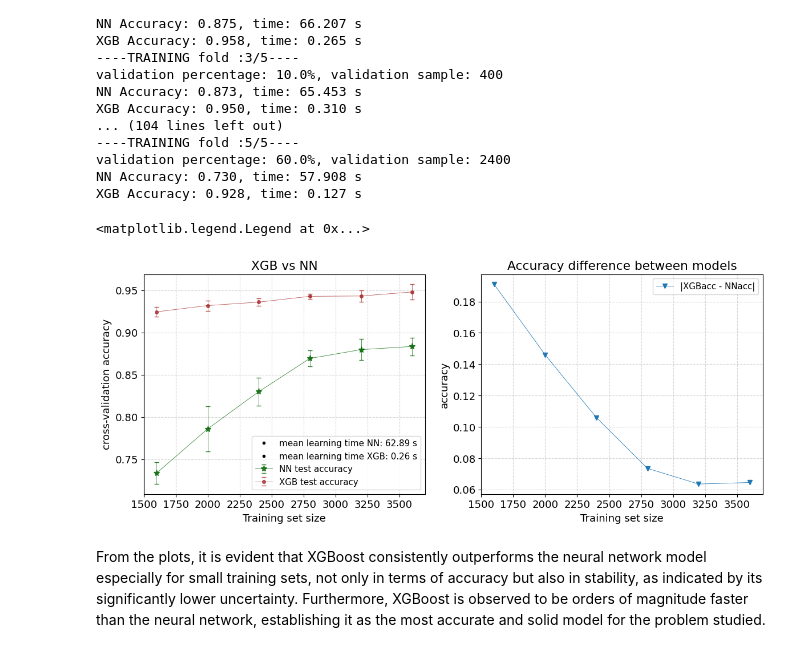
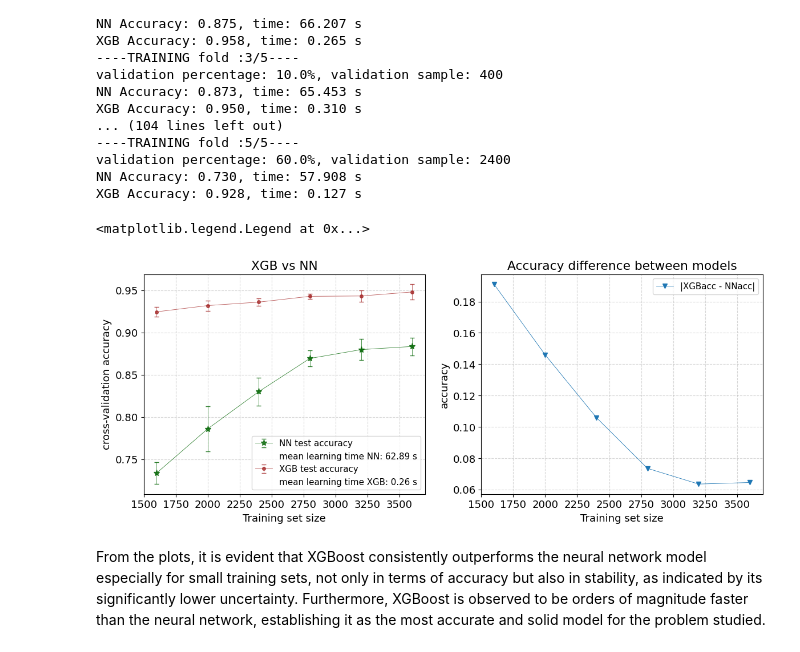
Before and after one commit to GiacomoLongaroni/LCP_mod_B, a Jupyter notebook: Ex3/xgb_class_24.ipynb, the cells around one changed output. Saved outputs shown, nothing was run; the diff lists cells and outputs as text; code cells hidden in the pictures.

```diff
--- a/Ex3/xgb_class_24.ipynb
+++ b/Ex3/xgb_class_24.ipynb
@@ -345,28 +345,28 @@ XGB Accuracy: 0.928, time: 0.127 s
 # %%
 tmean = np.mean(t,axis=0)
 N_train = [3600, 3200, 2800, 2400, 2000, 1600]
 
 NN_time_label = f'mean learning time NN: {tmean[0]:.2f} s'
 XGB_time_label = f'mean learning time XGB: {tmean[1]:.2f} s'
 fig, ax = plt.subplots(1,2, figsize=(14,5))
 ax[0].errorbar(N_train, np.array(acc)[:, 0], np.array(std)[:, 0], label = 'NN test accuracy', marker = '*', linewidth = 0.6, color = 'darkgreen', markersize = 8, capsize = 3, alpha = 0.8)
-ax[0].plot([], [], ' ', label=NN_time_label, marker = '.', color = 'black')
+ax[0].errorbar([], [], ' ', label=NN_time_label, marker = '.', color = 'black', alpha = 0)
 ax[0].errorbar(N_train, np.array(acc)[:, 1], np.array(std)[:, 1], label = 'XGB test accuracy', marker = 'o',  linewidth = 0.6, color = 'brown', markersize = 4, capsize = 3, alpha = 0.8)
-ax[0].plot([], [], ' ', label=XGB_time_label,marker = '.', color = 'black')
+ax[0].errorbar([], [], ' ', label=XGB_time_label,marker = '.', color = 'black', alpha = 0)
 ax[0].set_title('XGB vs NN')
 ax[0].set_xlabel('Training set size')
 ax[0].set_ylabel('cross-validation accuracy')
 ax[0].grid(True, linestyle='--', alpha = 0.5)
 ax[0].legend(fontsize = 'small')
 
 ax[1].plot(N_train, acc[:,1]-acc[:,0], marker = 'v', label = '|XGBacc - NNacc|', linewidth = 0.6)
 ax[1].set_title('Accuracy difference between models')
 ax[1].set_xlabel('Training set size')
 ax[1].set_ylabel('accuracy')
 ax[1].grid(True, linestyle='--', alpha = 0.5)
 ax[1].legend(fontsize = 'small')
 # %% [output]
 <matplotlib.legend.Legend at 0x...>
-[figure, old version]
+[figure, new version]
 # %% [markdown]
 From the plots, it is evident that XGBoost consistently outperforms the neural network model especially for small training sets, not only in terms of accuracy but also in stability, as indicated by its significantly lower uncertainty. Furthermore, XGBoost is observed to be orders of magnitude faster than the neural network, establishing it as the most accurate and solid model for the problem studied.
```
